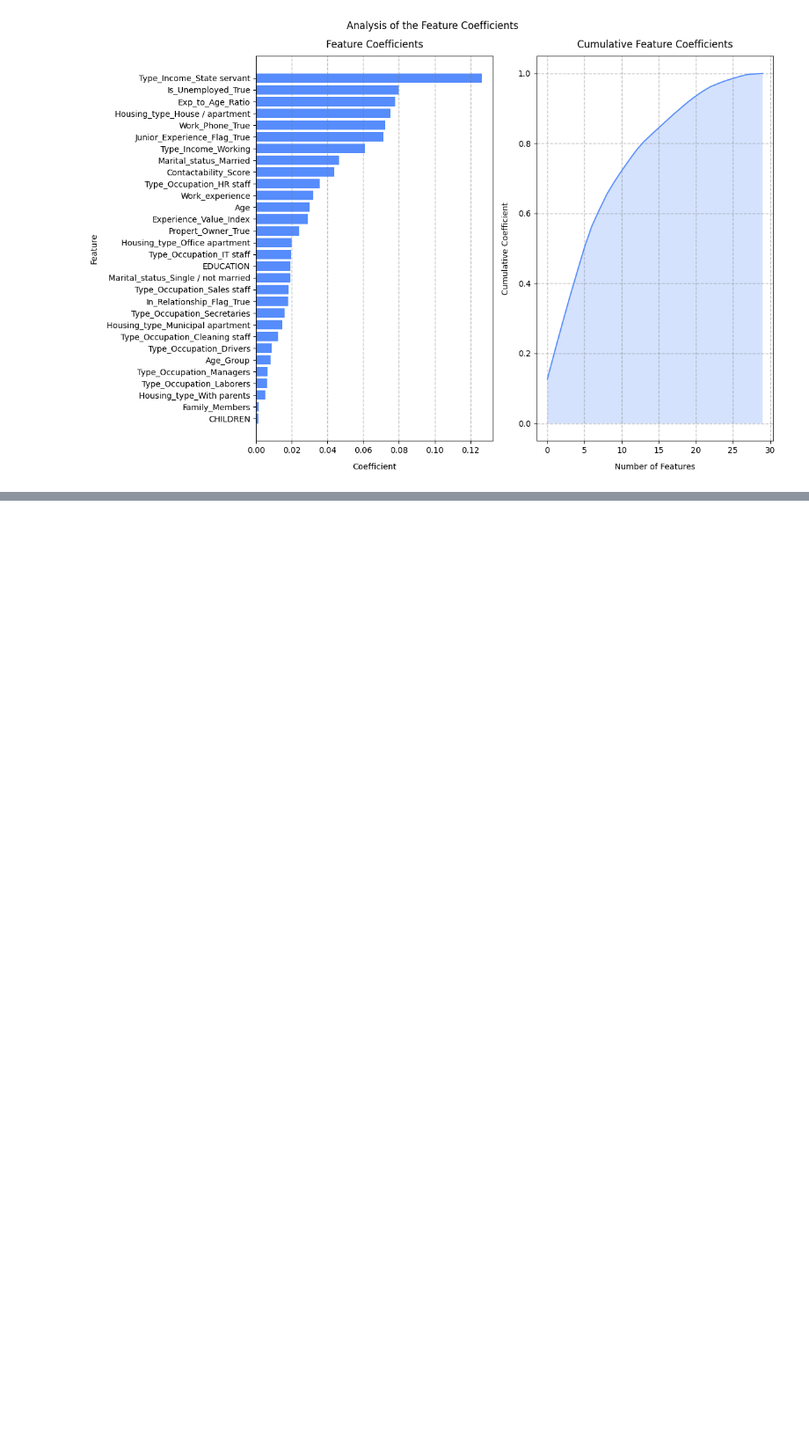
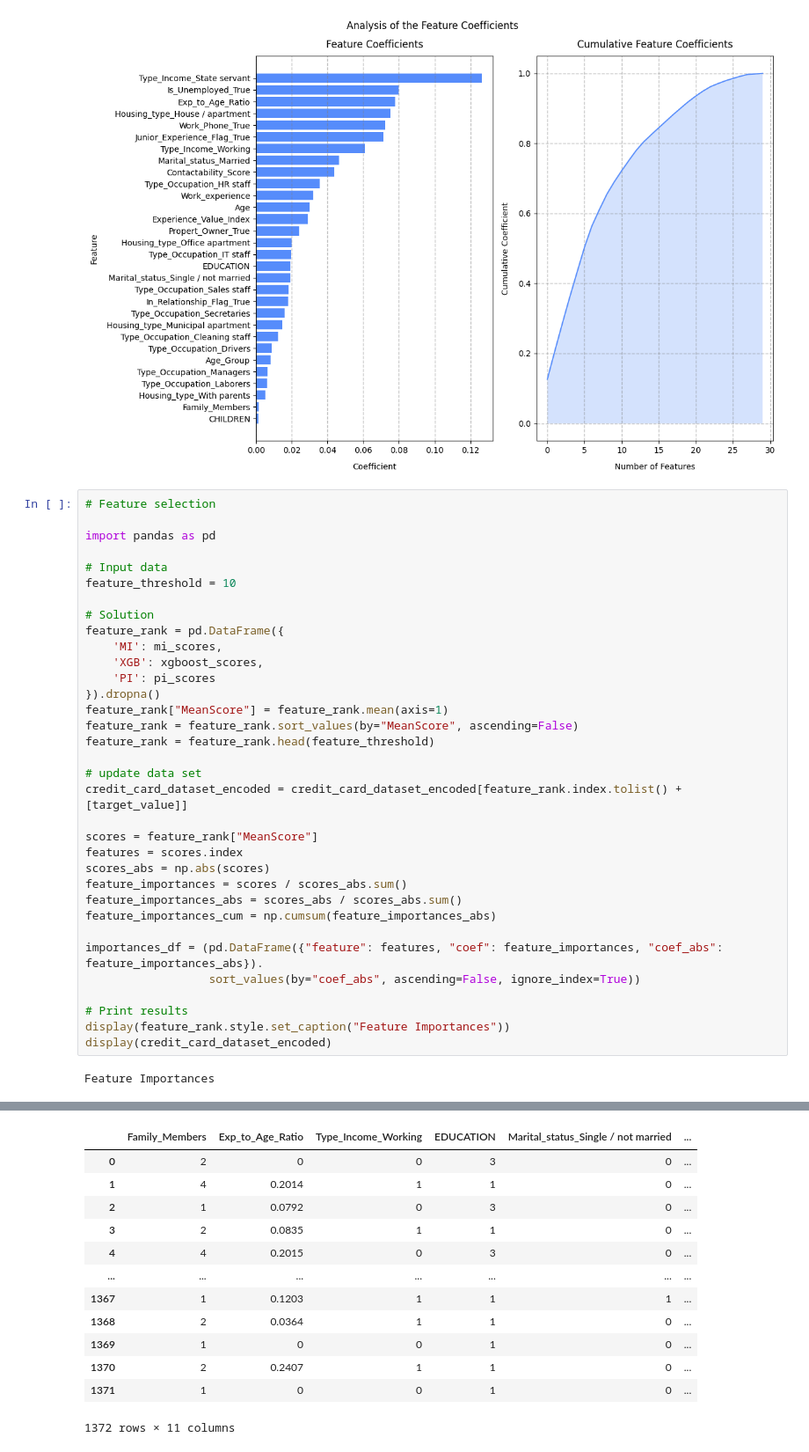
Before and after one commit to BogdanPinchuk/DataScience-PBY_HW20_Course_Project, a Jupyter notebook: Bohdan_Pinchuk_DS_HW20.ipynb, the cells around one changed output, grey strips where cells are left out. Shown at 88% size. Cells and saved outputs as stored; diff of their text form; blank space fills up the shorter version.

Commit message:
[Homework20] - updated data set

```diff
--- a/Bohdan_Pinchuk_DS_HW20.ipynb
+++ b/Bohdan_Pinchuk_DS_HW20.ipynb
@@ -2108,3 +2108,39 @@ plt.tight_layout()
 plt.show()
 # %% [output]
 [figure]
+# %%
+# Feature selection
+
+import pandas as pd
+
+# Input data
+feature_threshold = 10
+
+# Solution
+feature_rank = pd.DataFrame({
+    'MI': mi_scores,
+    'XGB': xgboost_scores,
+    'PI': pi_scores
+}).dropna()
+feature_rank["MeanScore"] = feature_rank.mean(axis=1)
+feature_rank = feature_rank.sort_values(by="MeanScore", ascending=False)
+feature_rank = feature_rank.head(feature_threshold)
+
+# update data set
+credit_card_dataset_encoded = credit_card_dataset_encoded[feature_rank.index.tolist() + [target_value]]
+
+scores = feature_rank["MeanScore"]
+features = scores.index
+scores_abs = np.abs(scores)
+feature_importances = scores / scores_abs.sum()
+feature_importances_abs = scores_abs / scores_abs.sum()
+feature_importances_cum = np.cumsum(feature_importances_abs)
+
+importances_df = (pd.DataFrame({"feature": features, "coef": feature_importances, "coef_abs": feature_importances_abs}).
+                  sort_values(by="coef_abs", ascending=False, ignore_index=True))
+
+# Print results
+display(feature_rank.style.set_caption("Feature Importances"))
+display(credit_card_dataset_encoded)
+# %% [output]
+Feature Importances
@@ -2110,0 +2158,13 @@ plt.show()
+|  | Family_Members | Exp_to_Age_Ratio | Type_Income_Working | EDUCATION | Marital_status_Single / not married | ... |
+| 0 | 2 | 0 | 0 | 3 | 0 | ... |
+| 1 | 4 | 0.2014 | 1 | 1 | 0 | ... |
+| 2 | 1 | 0.0792 | 0 | 3 | 0 | ... |
+| 3 | 2 | 0.0835 | 1 | 1 | 0 | ... |
+| 4 | 4 | 0.2015 | 0 | 3 | 0 | ... |
+| ... | ... | ... | ... | ... | ... | ... |
+| 1367 | 1 | 0.1203 | 1 | 1 | 1 | ... |
+| 1368 | 2 | 0.0364 | 1 | 1 | 0 | ... |
+| 1369 | 1 | 0 | 0 | 1 | 0 | ... |
+| 1370 | 2 | 0.2407 | 1 | 1 | 0 | ... |
+| 1371 | 1 | 0 | 0 | 1 | 0 | ... |
+1372 rows × 11 columns
```
Also changed, not shown: parts of 3 cells of this notebook.
